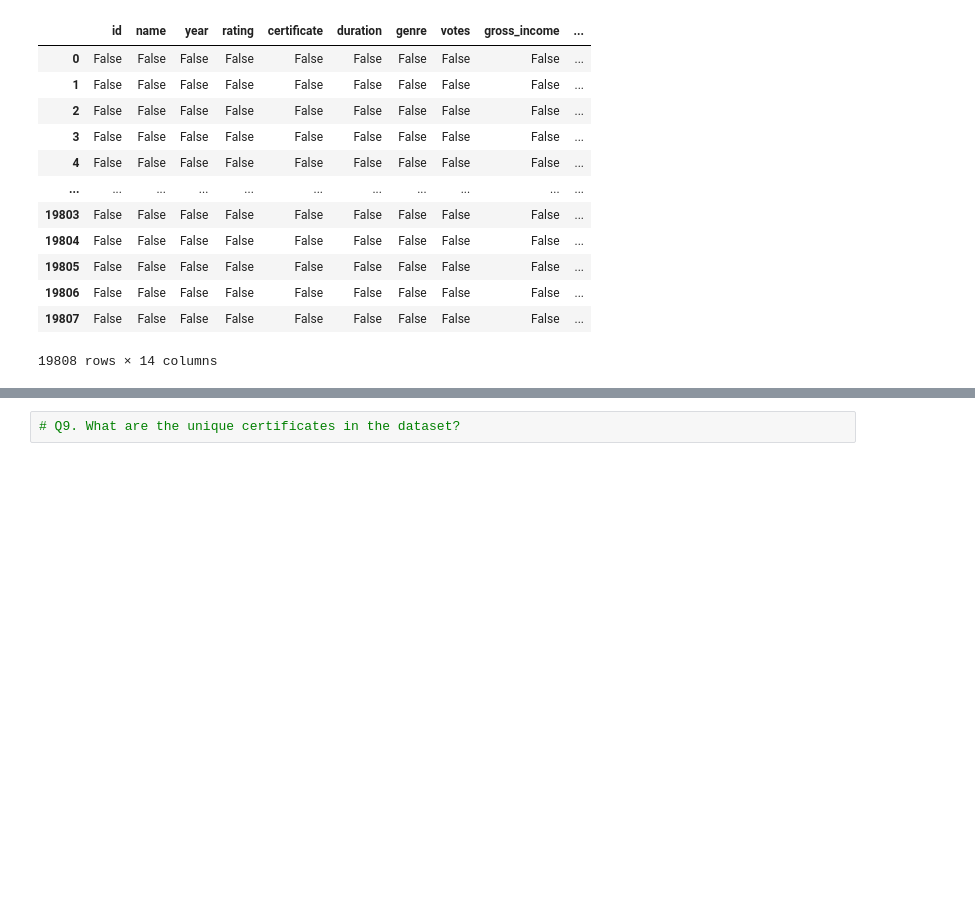
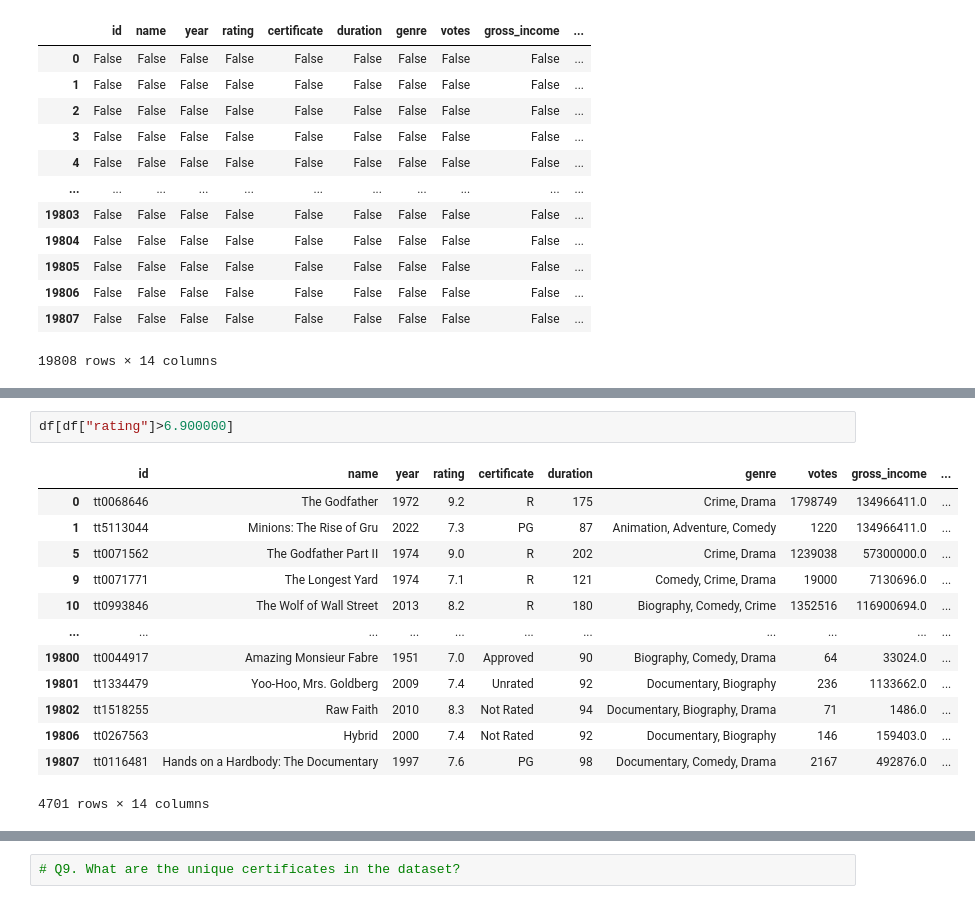
Before and after one commit to shreyaupadhyay4/project_movie, a Jupyter notebook: Movies_project.ipynb, the cells around one changed output, grey strips where cells are left out. Drawn from its saved outputs; the diff is of its cells as text; blank space fills up the shorter version.

```diff
--- a/Movies_project.ipynb
+++ b/Movies_project.ipynb
@@ -279,0 +302,16 @@ df.isna() # Same as isnull()
+# %%
+df[df["rating"]>6.900000]
+# %% [output]
+|  | id | name | year | rating | certificate | duration | genre | votes | gross_income | ... |
+| 0 | tt0068646 | The Godfather | 1972 | 9.2 | R | 175 | Crime, Drama | 1798749 | 134966411.0 | ... |
+| 1 | tt5113044 | Minions: The Rise of Gru | 2022 | 7.3 | PG | 87 | Animation, Adventure, Comedy | 1220 | 134966411.0 | ... |
+| 5 | tt0071562 | The Godfather Part II | 1974 | 9.0 | R | 202 | Crime, Drama | 1239038 | 57300000.0 | ... |
+| 9 | tt0071771 | The Longest Yard | 1974 | 7.1 | R | 121 | Comedy, Crime, Drama | 19000 | 7130696.0 | ... |
+| 10 | tt0993846 | The Wolf of Wall Street | 2013 | 8.2 | R | 180 | Biography, Comedy, Crime | 1352516 | 116900694.0 | ... |
+| ... | ... | ... | ... | ... | ... | ... | ... | ... | ... | ... |
+| 19800 | tt0044917 | Amazing Monsieur Fabre | 1951 | 7.0 | Approved | 90 | Biography, Comedy, Drama | 64 | 33024.0 | ... |
+| 19801 | tt1334479 | Yoo-Hoo, Mrs. Goldberg | 2009 | 7.4 | Unrated | 92 | Documentary, Biography | 236 | 1133662.0 | ... |
+| 19802 | tt1518255 | Raw Faith | 2010 | 8.3 | Not Rated | 94 | Documentary, Biography, Drama | 71 | 1486.0 | ... |
+| 19806 | tt0267563 | Hybrid | 2000 | 7.4 | Not Rated | 92 | Documentary, Biography | 146 | 159403.0 | ... |
+| 19807 | tt0116481 | Hands on a Hardbody: The Documentary | 1997 | 7.6 | PG | 98 | Documentary, Comedy, Drama | 2167 | 492876.0 | ... |
+4701 rows × 14 columns
```
Also changed, not shown: parts of 24 cells of this notebook.
